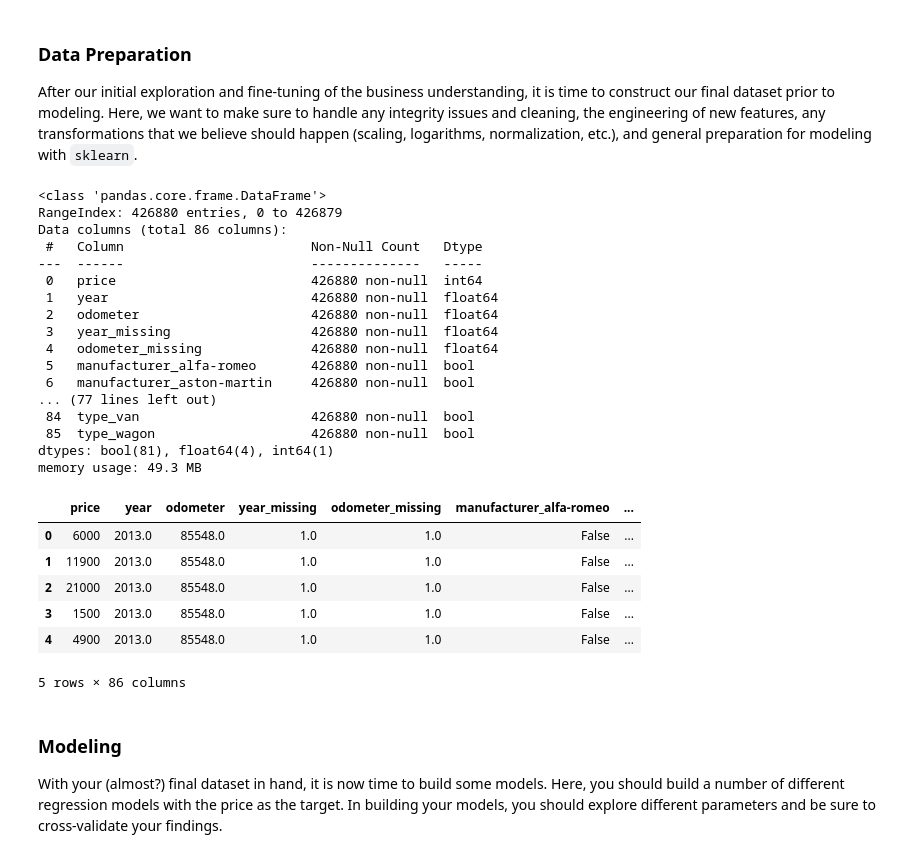
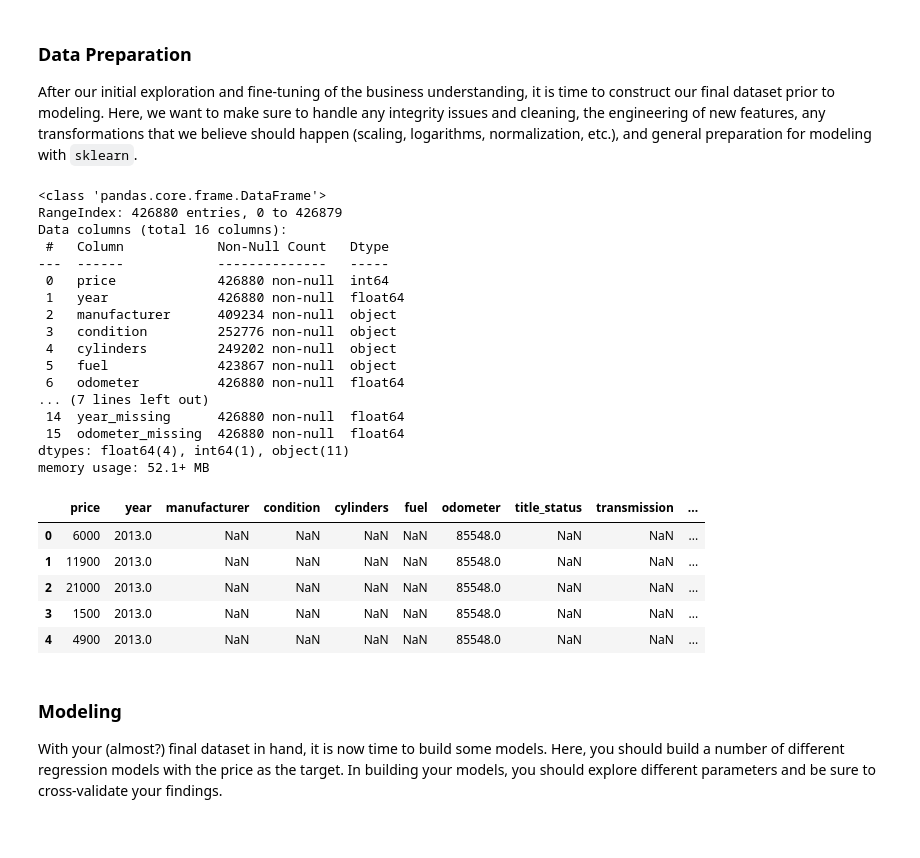
Before and after one commit to vegalopm/ml-assignment-mod11, a Jupyter notebook: prompt_II.ipynb, the cells around one changed output. Drawn from its saved outputs; the diff is of its cells as text; code cells hidden in the pictures.

Commit message:
Updated the model by separating numeric features and nonnumeric features

```diff
--- a/prompt_II.ipynb
+++ b/prompt_II.ipynb
@@ -113,50 +111,46 @@ After trying to run the model, I realized there are a lot of columns, so I decid
 After our initial exploration and fine-tuning of the business understanding, it is time to construct our final dataset prior to modeling.  Here, we want to make sure to handle any integrity issues and cleaning, the engineering of new features, any transformations that we believe should happen (scaling, logarithms, normalization, etc.), and general preparation for modeling with `sklearn`.
 # %%
 # Let's first drop the columns I don't need for the reasons mentioned above.
-cars.drop(columns=['id', 'VIN', 'region', 'model', 'state', 'paint_color'], inplace=True)
+cars.drop(columns=['id', 'VIN', 'region', 'model'], inplace=True)
 
 # Now let's fill year with the median and set the year_missing column when the
 # value was missing.
 cars.loc[cars['year'].isna(), 'year_missing'] = 1
 cars.loc[cars['year'].notna(), 'year_missing'] = 0
 cars.loc[cars['year'].isna(), 'year'] = cars['year'].median()
 
 # Now let's fill null values of odometer and set the odometer_missing column
 # when the value was missing
 cars.loc[cars['odometer'].isna(), 'odometer_missing'] = 1
 cars.loc[cars['odometer'].notna(), 'odometer_missing'] = 0
 cars.loc[cars['odometer'].isna(), 'odometer'] = cars['odometer'].median()
 
-# Now let's add dummies for nonnumeric features
-cars = pd.get_dummies(cars, drop_first=True)
-
 cars.info()
 cars.head()
 # %% [output]
 <class 'pandas.core.frame.DataFrame'>
 RangeIndex: 426880 entries, 0 to 426879
-Data columns (total 86 columns):
- #   Column                        Non-Null Count   Dtype
----  ------                        --------------   -----
- 0   price                         426880 non-null  int64
- 1   year                          426880 non-null  float64
- 2   odometer                      426880 non-null  float64
- 3   year_missing                  426880 non-null  float64
- 4   odometer_missing              426880 non-null  float64
- 5   manufacturer_alfa-romeo       426880 non-null  bool
- 6   manufacturer_aston-martin     426880 non-null  bool
-... (77 lines left out)
- 84  type_van                      426880 non-null  bool
- 85  type_wagon                    426880 non-null  bool
-dtypes: bool(81), float64(4), int64(1)
-memory usage: 49.3 MB
+Data columns (total 16 columns):
+ #   Column            Non-Null Count   Dtype
+---  ------            --------------   -----
+ 0   price             426880 non-null  int64
+ 1   year              426880 non-null  float64
+ 2   manufacturer      409234 non-null  object
+ 3   condition         252776 non-null  object
+ 4   cylinders         249202 non-null  object
+ 5   fuel              423867 non-null  object
+ 6   odometer          426880 non-null  float64
+... (7 lines left out)
+ 14  year_missing      426880 non-null  float64
+ 15  odometer_missing  426880 non-null  float64
+dtypes: float64(4), int64(1), object(11)
+memory usage: 52.1+ MB
-|  | price | year | odometer | year_missing | odometer_missing | manufacturer_alfa-romeo | ... |
-| 0 | 6000 | 2013.0 | 85548.0 | 1.0 | 1.0 | False | ... |
-| 1 | 11900 | 2013.0 | 85548.0 | 1.0 | 1.0 | False | ... |
-| 2 | 21000 | 2013.0 | 85548.0 | 1.0 | 1.0 | False | ... |
-| 3 | 1500 | 2013.0 | 85548.0 | 1.0 | 1.0 | False | ... |
-| 4 | 4900 | 2013.0 | 85548.0 | 1.0 | 1.0 | False | ... |
+|  | price | year | manufacturer | condition | cylinders | fuel | odometer | title_status | transmission | ... |
+| 0 | 6000 | 2013.0 | NaN | NaN | NaN | NaN | 85548.0 | NaN | NaN | ... |
+| 1 | 11900 | 2013.0 | NaN | NaN | NaN | NaN | 85548.0 | NaN | NaN | ... |
+| 2 | 21000 | 2013.0 | NaN | NaN | NaN | NaN | 85548.0 | NaN | NaN | ... |
+| 3 | 1500 | 2013.0 | NaN | NaN | NaN | NaN | 85548.0 | NaN | NaN | ... |
+| 4 | 4900 | 2013.0 | NaN | NaN | NaN | NaN | 85548.0 | NaN | NaN | ... |
-5 rows × 86 columns
 # %% [markdown]
 ### Modeling
 
```
Also changed, not shown: parts of 3 cells of this notebook.
